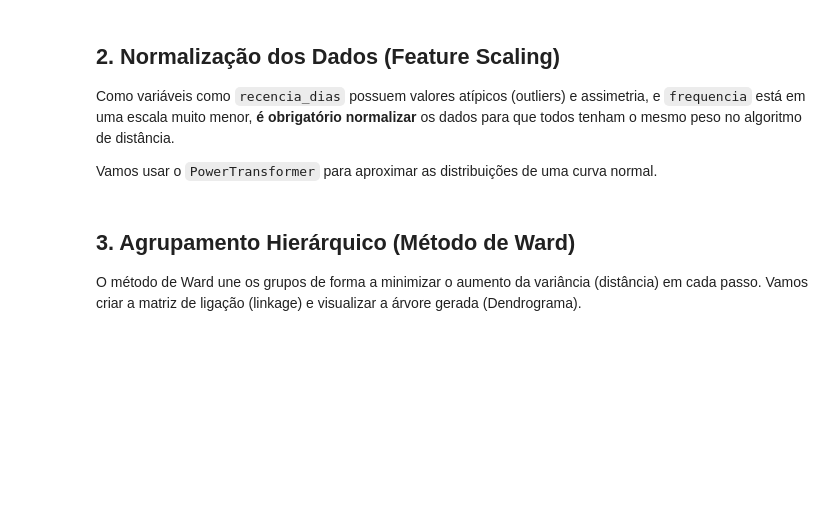
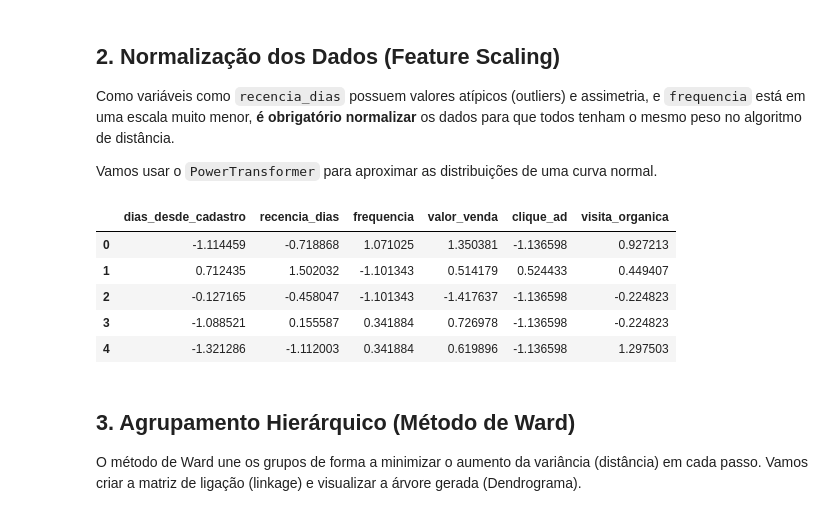
Before and after one commit to matheusvendas/segmentacao-hierarquica-clientes, a Jupyter notebook: distancia.ipynb, the cells around one changed output. Cells and saved outputs as stored; diff of their text form; code cells hidden in the pictures; blank space fills up the shorter version.

```diff
--- a/distancia.ipynb
+++ b/distancia.ipynb
@@ -39,17 +57,24 @@ Como variáveis como `recencia_dias` possuem valores atípicos (outliers) e assi
 
 Vamos usar o `PowerTransformer` para aproximar as distribuições de uma curva normal.
 # %%
-# Selecionando apenas as variáveis quantitativas para o cluster
-features = ['recencia_dias', 'frequencia', 'valor_venda']
+# Selecionando todas as variáveis disponíveis para o cluster, removendo apenas a chave primária
+features = dim_clientes.columns.drop('id_cliente').tolist()
 dados_cluster = dim_clientes[features]
 
-# Aplicando o PowerTransformer em TODAS as features simultaneamente
-pt = PowerTransformer()
+# Aplicando o PowerTransformer configurado para dados de contagem e centralização
+pt = PowerTransformer(method='yeo-johnson', standardize=True)
 clientes_pad = pt.fit_transform(dados_cluster)
 
-# Convertendo de volta para DataFrame apenas para facilitar a visualização (opcional)
+# Convertendo de volta para DataFrame apenas para facilitar a visualização
 clientes_pad_df = pd.DataFrame(clientes_pad, columns=features)
 clientes_pad_df.head()
+# %% [output]
+|  | dias_desde_cadastro | recencia_dias | frequencia | valor_venda | clique_ad | visita_organica |
+| 0 | -1.114459 | -0.718868 | 1.071025 | 1.350381 | -1.136598 | 0.927213 |
+| 1 | 0.712435 | 1.502032 | -1.101343 | 0.514179 | 0.524433 | 0.449407 |
+| 2 | -0.127165 | -0.458047 | -1.101343 | -1.417637 | -1.136598 | -0.224823 |
+| 3 | -1.088521 | 0.155587 | 0.341884 | 0.726978 | -1.136598 | -0.224823 |
+| 4 | -1.321286 | -1.112003 | 0.341884 | 0.619896 | -1.136598 | 1.297503 |
 # %% [markdown]
 ## 3. Agrupamento Hierárquico (Método de Ward)
 O método de Ward une os grupos de forma a minimizar o aumento da variância (distância) em cada passo. Vamos criar a matriz de ligação (linkage) e visualizar a árvore gerada (Dendrograma).
```
Also changed, not shown: parts of 7 cells of this notebook.
